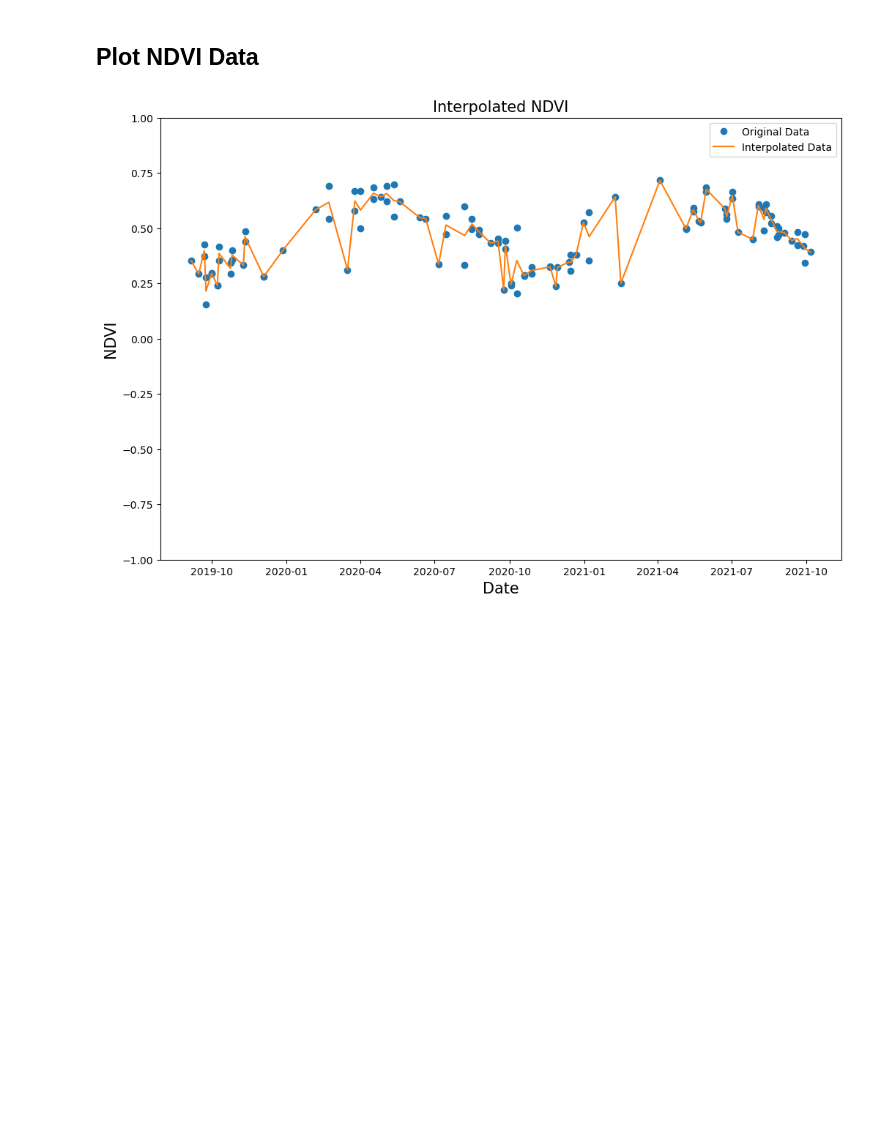
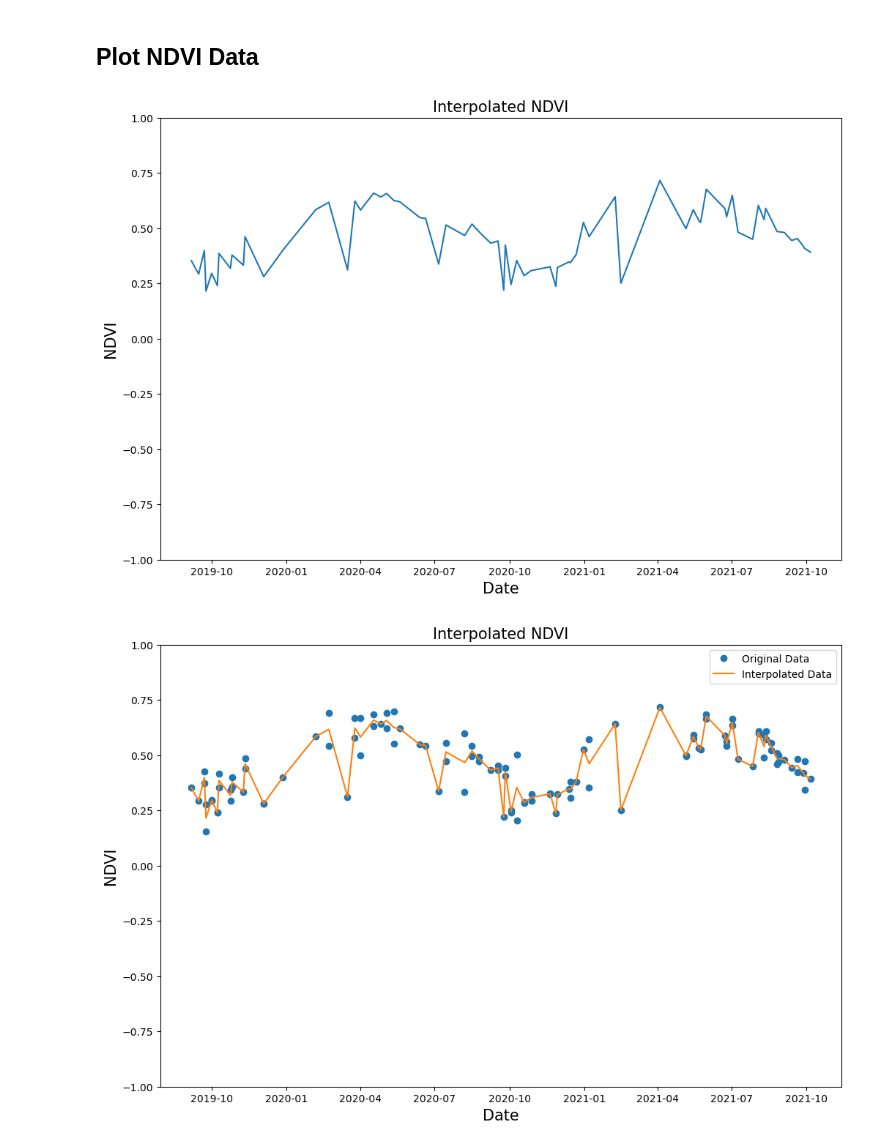
Before and after one commit to https-github-com-Engelbert107/Land_surface_classification_malawi_mozambique, a Jupyter notebook: Notebook/Time-series-NDVI.ipynb, the cells around one changed output. Saved outputs shown, nothing was run; the diff lists cells and outputs as text; code cells hidden in the pictures; blank space fills up the shorter version.

Commit message:
time series ndvi

```diff
--- a/Notebook/Time-series-NDVI.ipynb
+++ b/Notebook/Time-series-NDVI.ipynb
@@ -215,6 +215,16 @@ ndvi_df_daily.head(3)
 | 2019-09-08 | 0.339446 |
 # %% [markdown]
 ## Plot NDVI Data
+# %%
+plt.figure(figsize=(12,8), dpi=100)
+plt.plot(ndvi_df_daily)
+plt.xlabel('Date', fontsize=15)
+plt.ylabel('NDVI', fontsize=15)
+plt.title("Interpolated NDVI", fontsize=15)
+plt.ylim([-1, 1])
+plt.show()
+# %% [output]
+[figure, added]
 # %%
 plt.figure(figsize=(12,8), dpi=100)
 plt.plot(ndvi_df, 'o')
```
